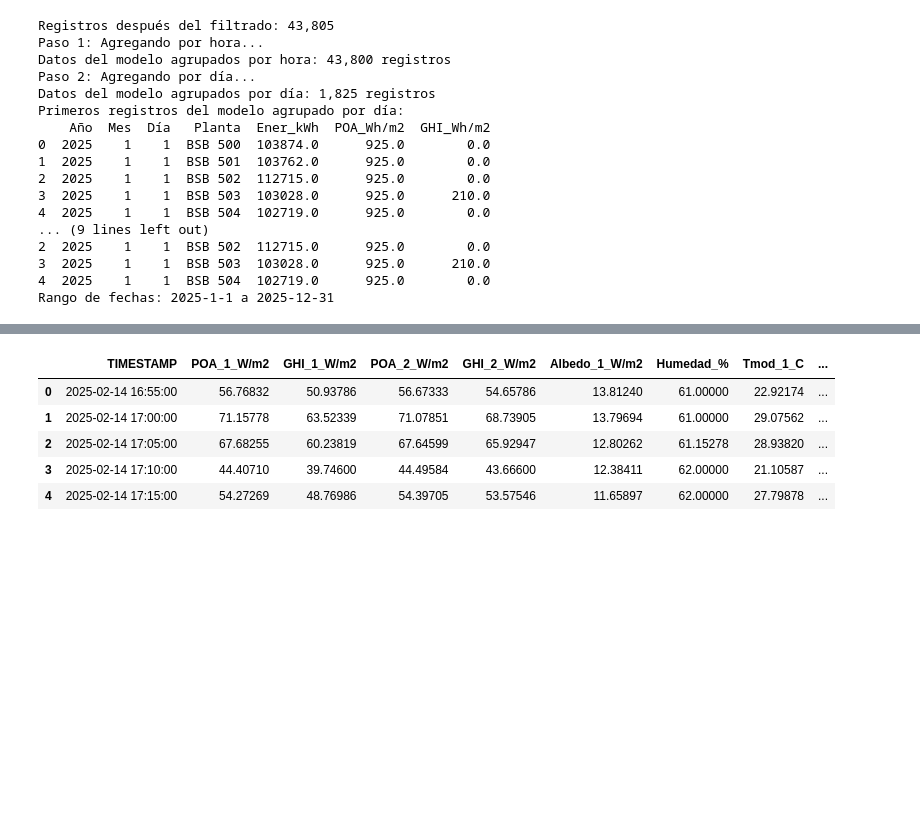
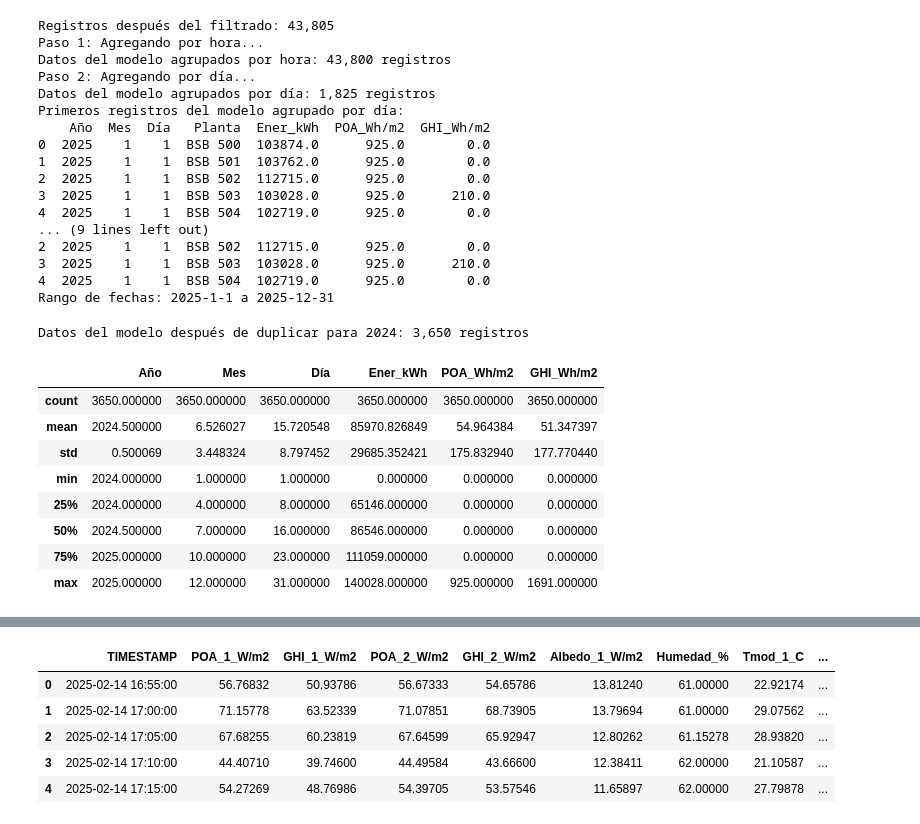
Before and after one commit to jhongaleano09/trasposicion-modelo-real-dia, a Jupyter notebook: modelo_y_real_traspuesto_dia_por_ghi_poa_energia.ipynb, the cells around one changed output, grey strips where cells are left out. Drawn from its saved outputs; the diff is of its cells as text; code cells hidden in the pictures; blank space fills up the shorter version.

Commit message:
feat: se ajusta el resto del proceso, pendiente montar en bi para su visualizacion

```diff
--- a/modelo_y_real_traspuesto_dia_por_ghi_poa_energia.ipynb
+++ b/modelo_y_real_traspuesto_dia_por_ghi_poa_energia.ipynb
@@ -301,3 +301,25 @@ Primeros registros del modelo agrupado por día:
 3  2025    1    1  BSB 503  103028.0      925.0      210.0
 4  2025    1    1  BSB 504  102719.0      925.0        0.0
 Rango de fechas: 2025-1-1 a 2025-12-31
+# %%
+# Duplicar los registros de  df_modelo_dia
+# duplicar para cambiar y tener los datos a nivel de 2024 y 2025 el modelo es el mismo, por ende se puede duplicar en este paso.
+
+df_modelo_dia_2024 = df_modelo_dia.copy()
+df_modelo_dia_2024['Año'] = 2024
+df_modelo_dia = pd.concat([df_modelo_dia, df_modelo_dia_2024], ignore_index=True)
+print(f"Datos del modelo después de duplicar para 2024: {len(df_modelo_dia):,} registros")
+# %% [output]
+Datos del modelo después de duplicar para 2024: 3,650 registros
+# %%
+df_modelo_dia.describe()
+# %% [output]
+|  | Año | Mes | Día | Ener_kWh | POA_Wh/m2 | GHI_Wh/m2 |
+| count | 3650.000000 | 3650.000000 | 3650.000000 | 3650.000000 | 3650.000000 | 3650.000000 |
+| mean | 2024.500000 | 6.526027 | 15.720548 | 85970.826849 | 54.964384 | 51.347397 |
+| std | 0.500069 | 3.448324 | 8.797452 | 29685.352421 | 175.832940 | 177.770440 |
+| min | 2024.000000 | 1.000000 | 1.000000 | 0.000000 | 0.000000 | 0.000000 |
+| 25% | 2024.000000 | 4.000000 | 8.000000 | 65146.000000 | 0.000000 | 0.000000 |
+| 50% | 2024.500000 | 7.000000 | 16.000000 | 86546.000000 | 0.000000 | 0.000000 |
+| 75% | 2025.000000 | 10.000000 | 23.000000 | 111059.000000 | 0.000000 | 0.000000 |
+| max | 2025.000000 | 12.000000 | 31.000000 | 140028.000000 | 925.000000 | 1691.000000 |
```
Also changed, not shown: parts of 10 cells of this notebook.
